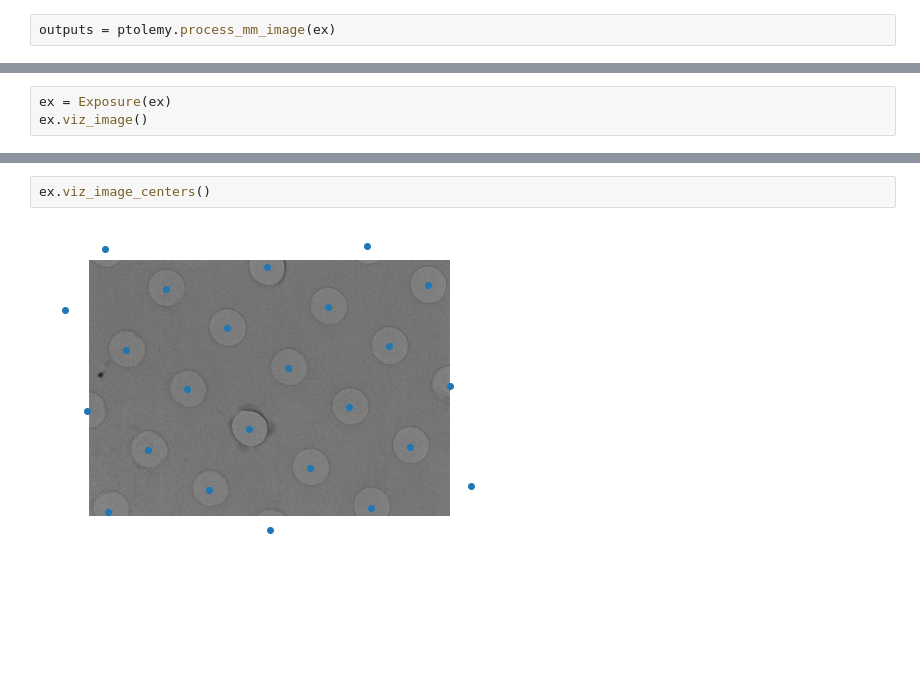
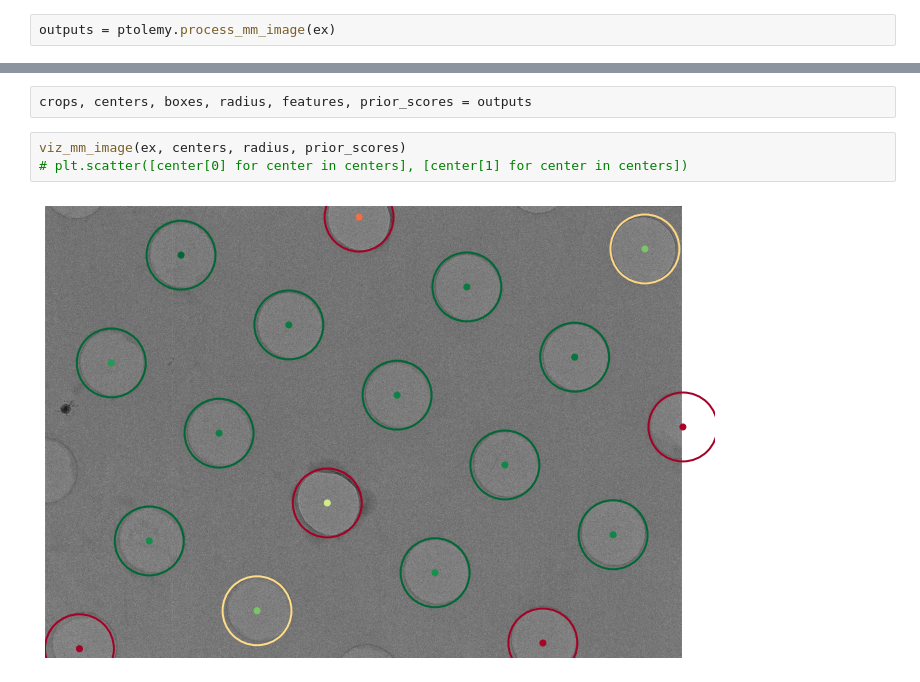
Before and after one commit to SMLC-NYSBC/ptolemy, a Jupyter notebook: med_mag_init_tutorial.ipynb, the cells around one changed output, grey strips where cells are left out. Drawn from its saved outputs; the diff is of its cells as text; blank space fills up the shorter version.

```diff
--- a/med_mag_init_tutorial.ipynb
+++ b/med_mag_init_tutorial.ipynb
@@ -19,3 +17,0 @@ viz_image(ex, )
-# %%
-ex = Exposure(ex)
-ex.viz_image()
@@ -47,4 +18,7 @@ ex.viz_boxes_and_scores()
-# %%
-ex.viz_image_centers()
-# %% [output]
-[figure, removed]
+# %%
+crops, centers, boxes, radius, features, prior_scores = outputs
+# %%
+viz_mm_image(ex, centers, radius, prior_scores)
+# plt.scatter([center[0] for center in centers], [center[1] for center in centers])
+# %% [output]
+[figure, added]
```
Also changed, not shown: parts of 8 cells of this notebook, 7 other files.
